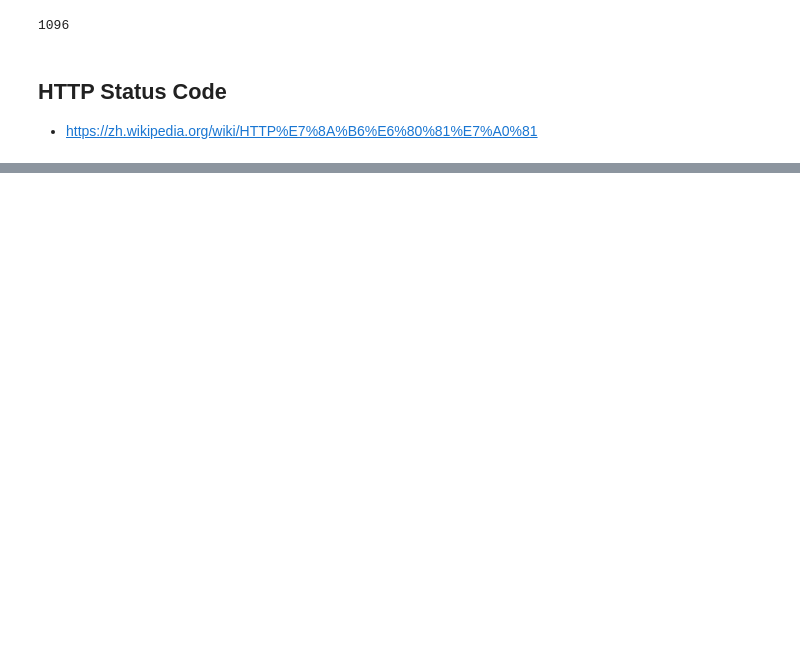
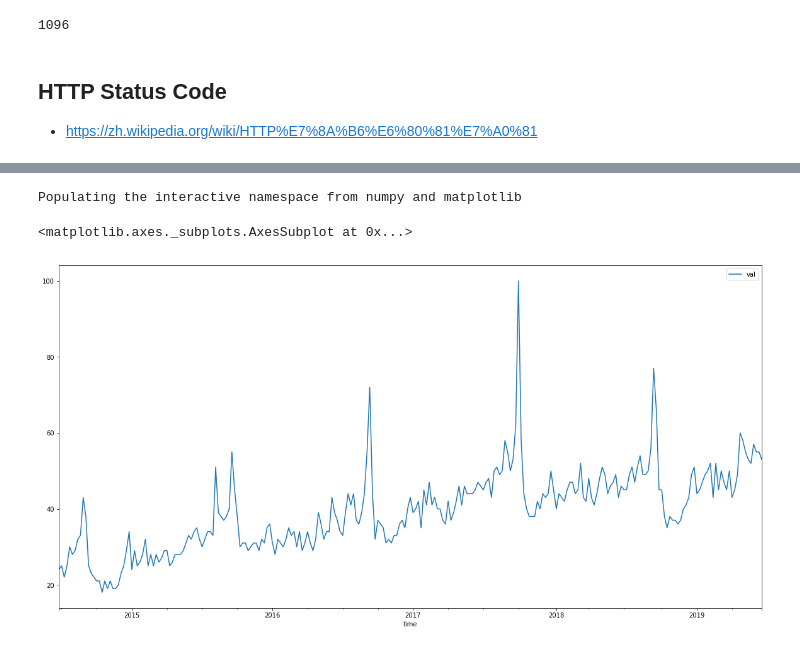
Before and after one commit to ywchiu/financepy, a Jupyter notebook: Demo20190629.ipynb, the cells around one changed output, grey strips where cells are left out. Saved outputs shown, nothing was run; the diff lists cells and outputs as text; code cells hidden in the pictures; blank space fills up the shorter version.

```diff
--- a/Demo20190629.ipynb
+++ b/Demo20190629.ipynb
@@ -64,0 +340,8 @@ len(df)
+# %%
+import pandas
+dataary = []
+for ele in jd2['default']['timelineData']:
+    dataary.append([ele.get('time'), ele.get('value')[0]])
+# %%
+df = pandas.DataFrame(dataary)
+df.columns = ['time', 'val']
@@ -64,0 +357,5 @@ len(df)
+# %%
+df['time'] = pandas.to_datetime(df['time'], unit='s')
+# %%
+df.set_index('time', inplace=True)
+df.head()
@@ -64,0 +370,7 @@ len(df)
+# %%
+%pylab inline
+df.plot(kind = 'line' , figsize = [20,10])
+# %% [output]
+Populating the interactive namespace from numpy and matplotlib
+<matplotlib.axes._subplots.AxesSubplot at 0x...>
+[figure, added]
```
Also changed, not shown: parts of 44 cells of this notebook.
